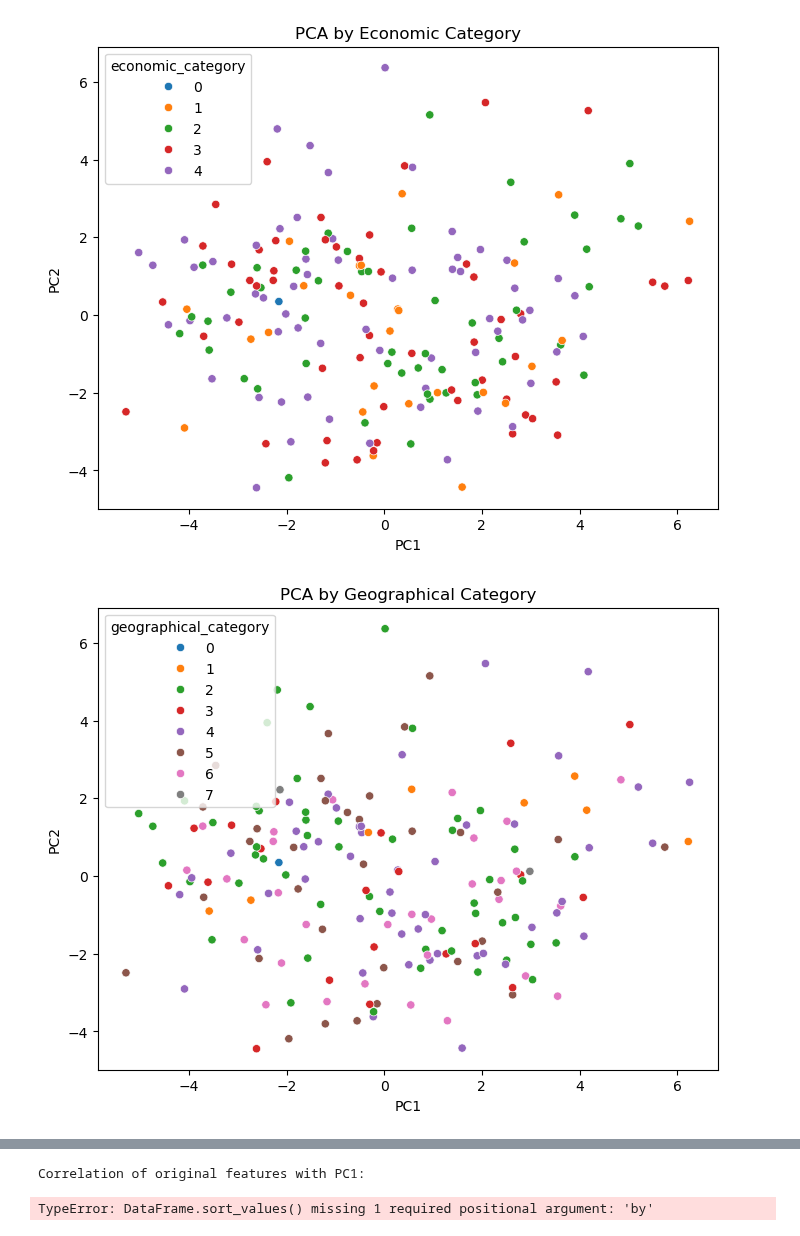
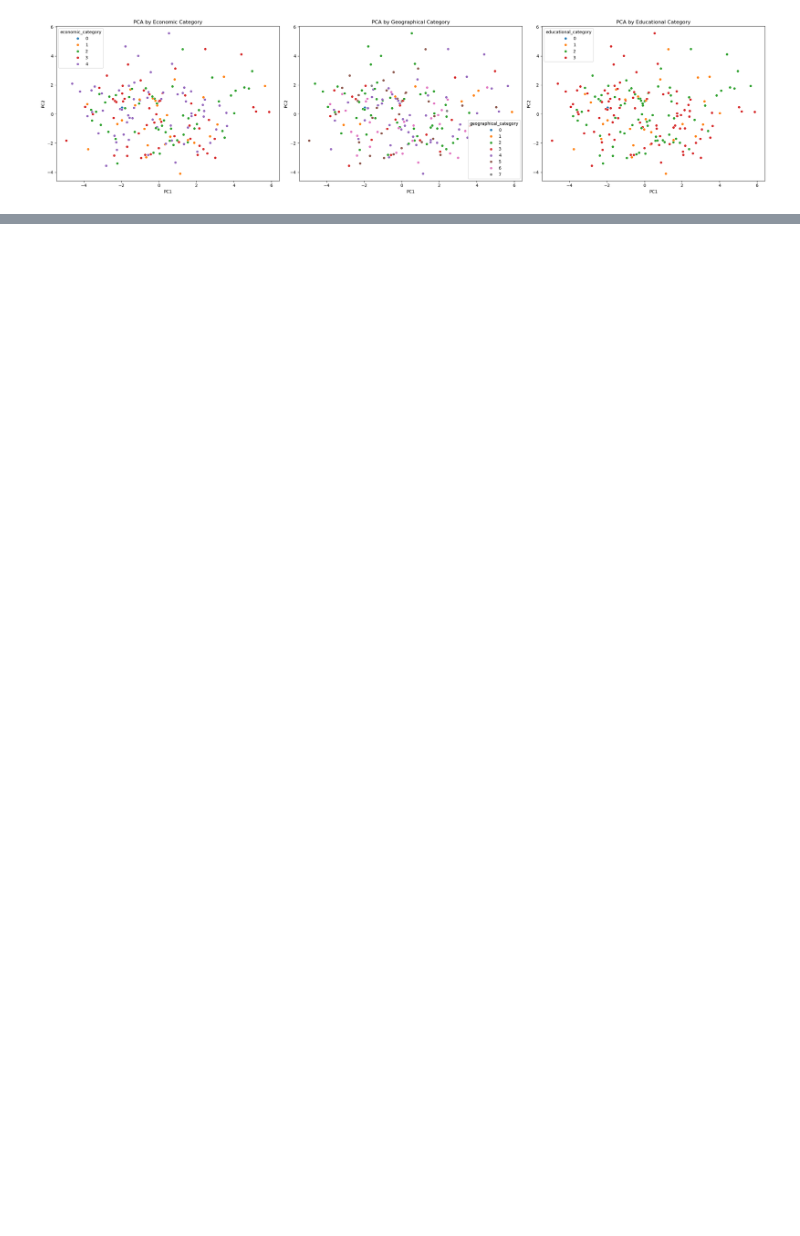
Before and after one commit to NK221088/ProjectInStatisticalEvaluationOfAI, a Jupyter notebook: PCA.ipynb, the cells around one changed output, grey strips where cells are left out. Cells and saved outputs as stored; diff of their text form; code cells hidden in the pictures; blank space fills up the shorter version.

```diff
--- a/PCA.ipynb
+++ b/PCA.ipynb
@@ -12,7 +12,7 @@ from loadData import allData
 # Assume allData is already loaded from loadData.py
 # Select only numeric columns for PCA (excluding category columns if you want to color by them)
 numeric_cols = allData.select_dtypes(include=[np.number]).columns
-X = allData[numeric_cols].drop(['country', 'text', 'answer','economic_category', 'geographical_category', 'educational_category'], axis=1, errors='ignore')
+X = allData[numeric_cols].drop(['economic_category', 'geographical_category', 'educational_category','M49 Code'], axis=1, errors='ignore')
 
 # Impute missing values with the mean of each column
 imputer = SimpleImputer(strategy='mean')
@@ -64,21 +98,19 @@ Number of components for at least 80% explained variance: 15
 # %%
+fig, axes = plt.subplots(1, 3, figsize=(24, 6))
+
 # Plot by economic category
-plt.figure(figsize=(8,6))
-sns.scatterplot(data=allData, x='PC1', y='PC2', hue='economic_category', palette='tab10')
-plt.title('PCA by Economic Category')
-plt.show()
+sns.scatterplot(data=allData, x='PC1', y='PC2', hue='economic_category', palette='tab10', ax=axes[0])
+axes[0].set_title('PCA by Economic Category')
 
 # Plot by geographical category
-plt.figure(figsize=(8,6))
-sns.scatterplot(data=allData, x='PC1', y='PC2', hue='geographical_category', palette='tab10')
-plt.title('PCA by Geographical Category')
-plt.show()
+sns.scatterplot(data=allData, x='PC1', y='PC2', hue='geographical_category', palette='tab10', ax=axes[1])
+axes[1].set_title('PCA by Geographical Category')
 
 # Plot by educational category
-plt.figure(figsize=(8,6))
-sns.scatterplot(data=allData, x='PC1', y='PC2', hue='educational_category', palette='tab10')
-plt.title('PCA by Educational Category')
+sns.scatterplot(data=allData, x='PC1', y='PC2', hue='educational_category', palette='tab10', ax=axes[2])
+axes[2].set_title('PCA by Educational Category')
+
+plt.tight_layout()
 plt.show()
 # %% [output]
-[figure, old version]
+[figure, new version]
-[figure, removed]
@@ -86,14 +117,3 @@ plt.show()
-# %%
-# Correlation between original features and the first two PCs
-pc_df = pd.DataFrame(principal_components, columns=['PC1', 'PC2'])
-corrs = pd.concat([pc_df, X.reset_index(drop=True)], axis=1).corr()
-print("Correlation of original features with PC1:")
-print(corrs['PC1'].sort_values(ascending=False))
-print("\nCorrelation of original features with PC2:")
-print(corrs['PC2'].sort_values(ascending=False))
-# %% [output]
-Correlation of original features with PC1:
-TypeError: DataFrame.sort_values() missing 1 required positional argument: 'by'
 # %%
 from sklearn.cluster import KMeans
 
```
Also changed, not shown: parts of 9 cells of this notebook.
